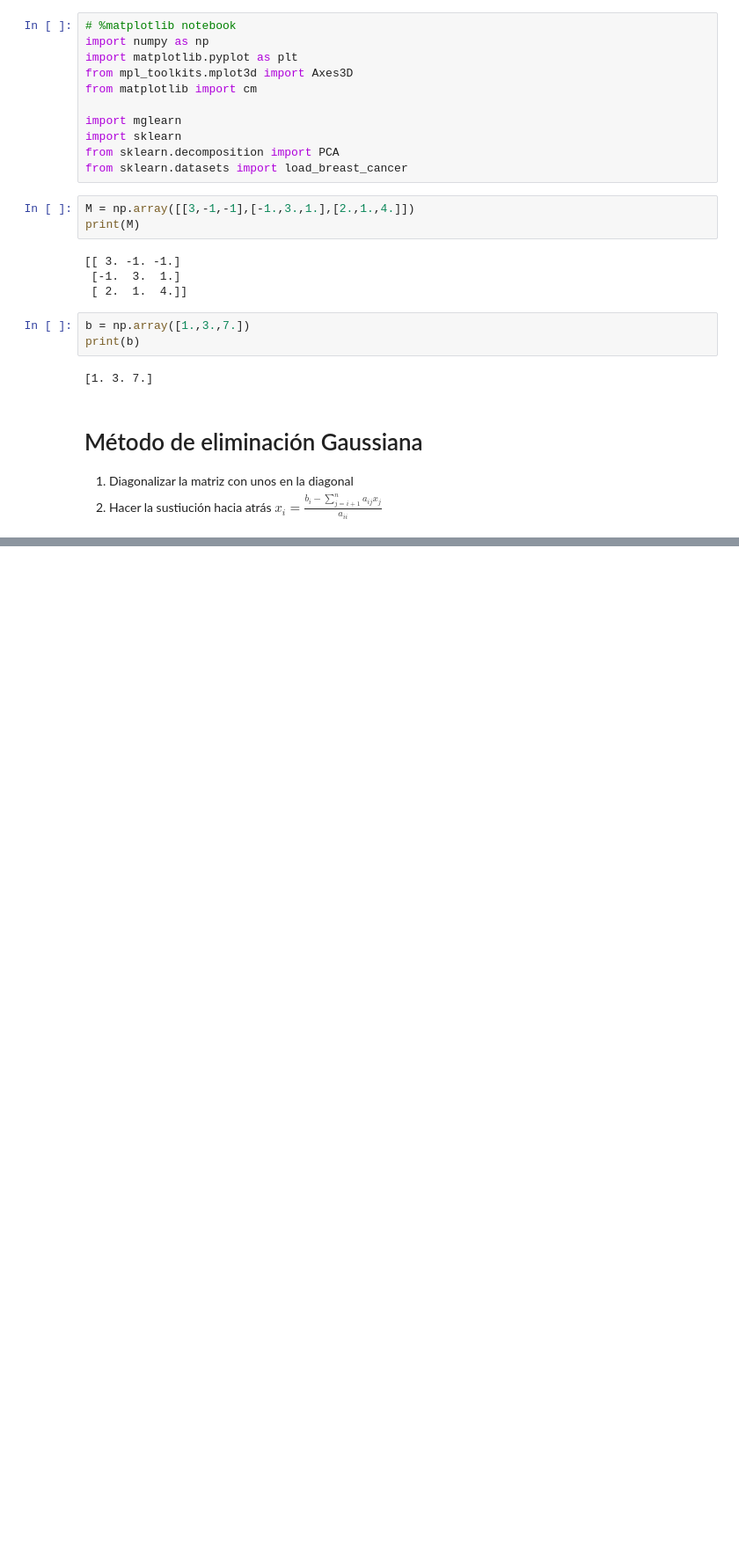
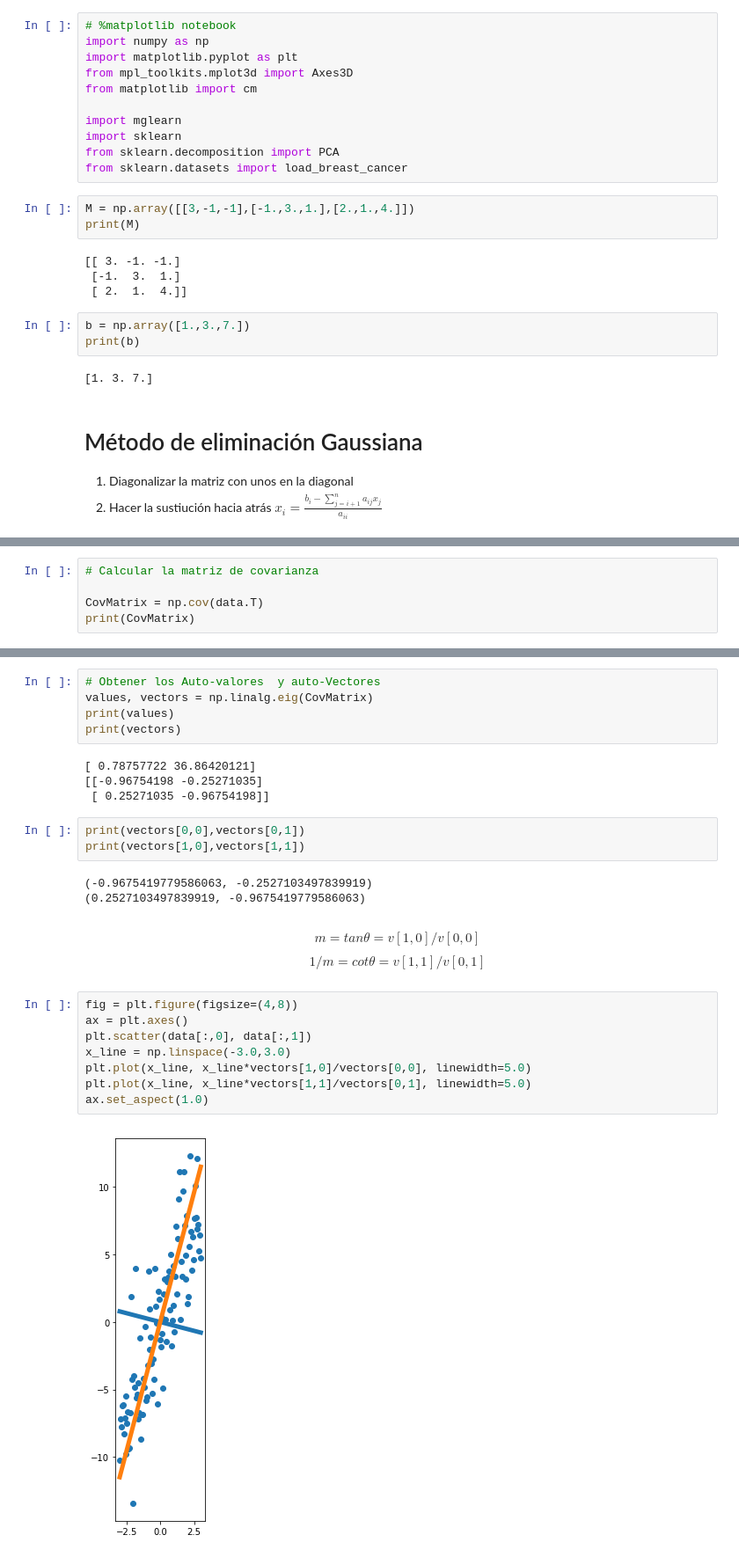
Before and after one commit to irecio/MetodoComputacionales, a Jupyter notebook: Week5/Lecture2.ipynb, the cells around one changed output, grey strips where cells are left out. Shown: that part at 88% size. Drawn from its saved outputs; the diff is of its cells as text; blank space fills up the shorter version.

```diff
--- a/Week5/Lecture2.ipynb
+++ b/Week5/Lecture2.ipynb
@@ -66,0 +136,5 @@ print(Xsol)
+# %%
+# Calcular la matriz de covarianza
+
+CovMatrix = np.cov(data.T)
+print(CovMatrix)
@@ -66,0 +172,28 @@ print(Xsol)
+# %%
+# Obtener los Auto-valores  y auto-Vectores
+values, vectors = np.linalg.eig(CovMatrix)
+print(values)
+print(vectors)
+# %% [output]
+[ 0.78757722 36.86420121]
+[[-0.96754198 -0.25271035]
+ [ 0.25271035 -0.96754198]]
+# %%
+print(vectors[0,0],vectors[0,1])
+print(vectors[1,0],vectors[1,1])
+# %% [output]
+(-0.9675419779586063, -0.2527103497839919)
+(0.2527103497839919, -0.9675419779586063)
+# %% [markdown]
+$$ m = tan\theta = v[1,0]/v[0,0] $$
+$$ 1/m =cot\theta = v[1,1]/v[0,1] $$
+# %%
+fig = plt.figure(figsize=(4,8))
+ax = plt.axes()
+plt.scatter(data[:,0], data[:,1])
+x_line = np.linspace(-3.0,3.0)
+plt.plot(x_line, x_line*vectors[1,0]/vectors[0,0], linewidth=5.0)
+plt.plot(x_line, x_line*vectors[1,1]/vectors[0,1], linewidth=5.0)
+ax.set_aspect(1.0)
+# %% [output]
+[figure, added]
```
Also changed, not shown: parts of 41 cells of this notebook.
